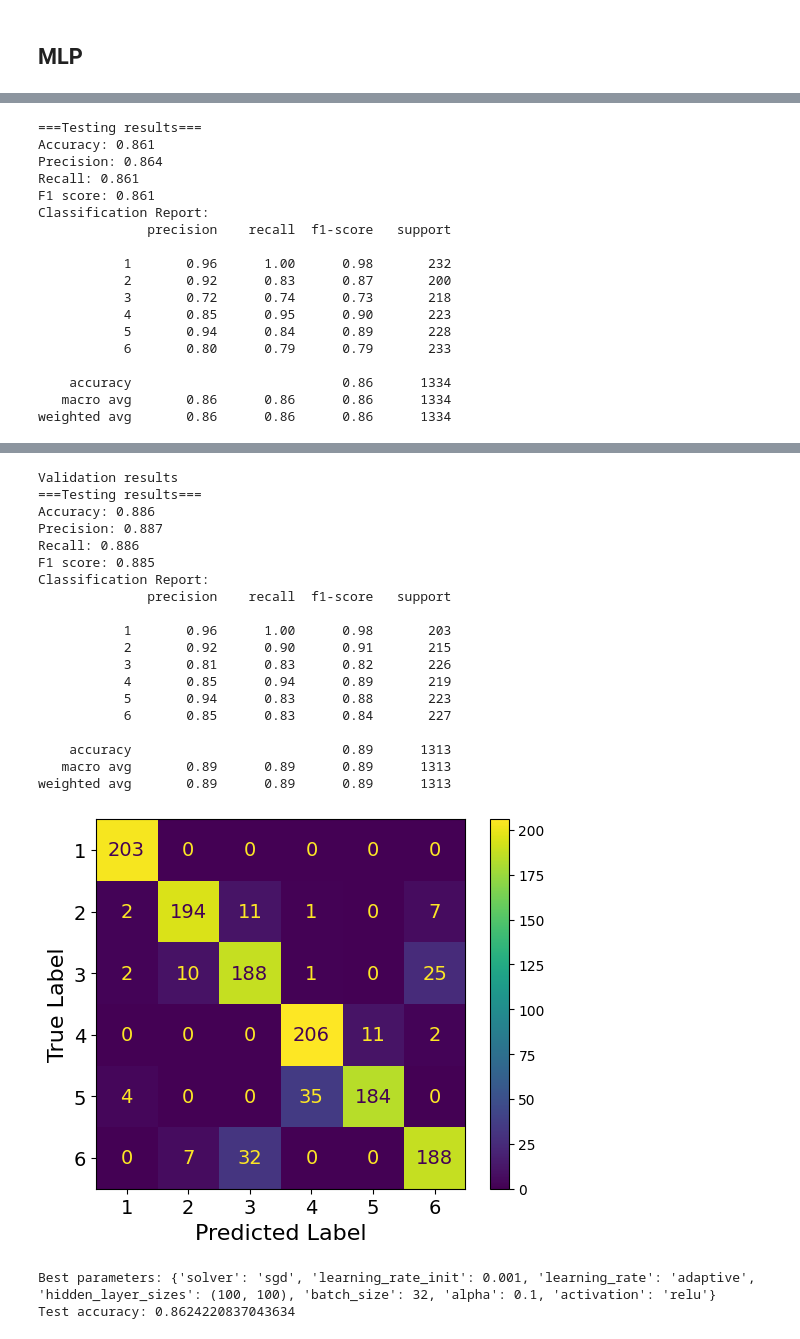
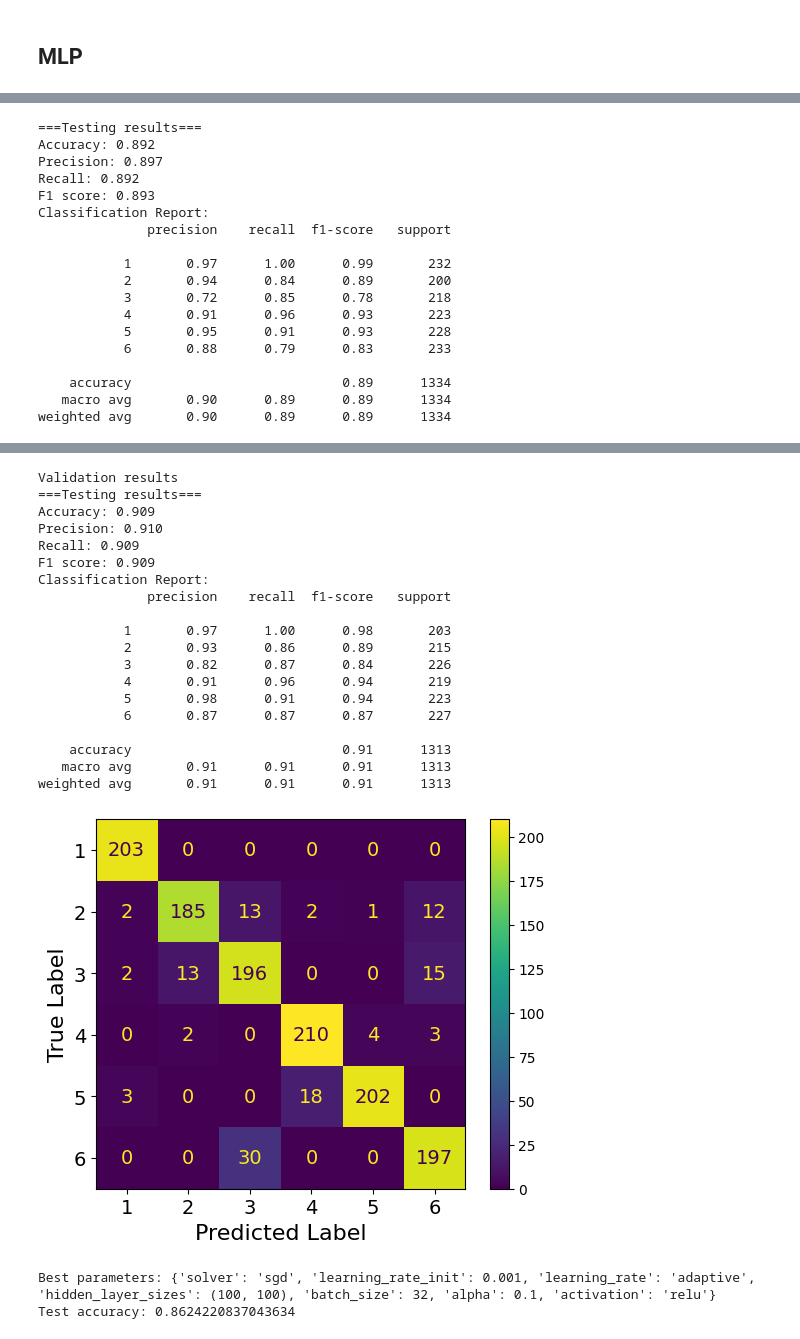
Before and after one commit to FrankDelft/ML_EE_EMG, a Jupyter notebook: main.ipynb, the cells around one changed output, grey strips where cells are left out. Cells and saved outputs as stored; diff of their text form; code cells hidden in the pictures.

```diff
--- a/main.ipynb
+++ b/main.ipynb
@@ -781,7 +781,7 @@ weighted avg       0.89      0.89      0.89      1313
 svm_param_grid = [
     {'kernel': 'linear', 'C': 0.01, 'class_weight': None, 'tol': 1e-4},
     {'kernel': 'rbf', 'gamma': 0.01, 'C': 0.1, 'class_weight': 'balanced', 'tol': 1e-4},
-    {'kernel': 'poly', 'degree': 3, 'gamma': 'scale', 'C': 10, 'coef0': 0.1, 'class_weight': 'balanced', 'tol': 1e-4}
+    {'kernel': 'poly', 'degree': 2, 'gamma': 0.1, 'C': 0.01, 'coef0': 0.5, 'class_weight': 'balanced', 'tol': 1e-4}
 ]
 
 
@@ -815,9 +815,9 @@ for param_grid in svm_param_grid:
     print("\n")
 
 
-    test_model(knn_model,X_test,y_test)
+    test_model(svm_model,X_test,y_test)
     compact_confusion_matrix(svm_model, X_test, y_test, f"task2_cm_svm_{kernel}.png")
     print("Validation results")
-    test_model(knn_model,X_val,y_val)
+    test_model(svm_model,X_val,y_val)
     compact_confusion_matrix(svm_model, X_val, y_val, f"task2_cm_svm_{kernel}_val.png")
 # %% [output]
@@ -1010,27 +1010,27 @@ test_model(mlp_model,X_test,y_test)
 compact_confusion_matrix(mlp_model, X_test, y_test, "task2_cm_mlp.png")
 
 print("Validation results")
-test_model(knn_model,X_val,y_val)
+test_model(mlp_model,X_val,y_val)
 
 
 compact_confusion_matrix(mlp_model, X_val, y_val, "task2_cm_mlp_val.png")
 # %% [output]
 [figure]
 ===Testing results===
-Accuracy: 0.861
-Precision: 0.864
-Recall: 0.861
-F1 score: 0.861
+Accuracy: 0.892
+Precision: 0.897
+Recall: 0.892
+F1 score: 0.893
 Classification Report:
               precision    recall  f1-score   support
 
-           1       0.96      1.00      0.98       232
-           2       0.92      0.83      0.87       200
-           3       0.72      0.74      0.73       218
-           4       0.85      0.95      0.90       223
-           5       0.94      0.84      0.89       228
-           6       0.80      0.79      0.79       233
+           1       0.97      1.00      0.99       232
+           2       0.94      0.84      0.89       200
+           3       0.72      0.85      0.78       218
+           4       0.91      0.96      0.93       223
+           5       0.95      0.91      0.93       228
+           6       0.88      0.79      0.83       233
 
-    accuracy                           0.86      1334
-   macro avg       0.86      0.86      0.86      1334
-weighted avg       0.86      0.86      0.86      1334
+    accuracy                           0.89      1334
+   macro avg       0.90      0.89      0.89      1334
+weighted avg       0.90      0.89      0.89      1334
@@ -1038,23 +1038,23 @@ weighted avg       0.86      0.86      0.86      1334
 Validation results
 ===Testing results===
-Accuracy: 0.886
-Precision: 0.887
-Recall: 0.886
-F1 score: 0.885
+Accuracy: 0.909
+Precision: 0.910
+Recall: 0.909
+F1 score: 0.909
 Classification Report:
               precision    recall  f1-score   support
 
-           1       0.96      1.00      0.98       203
-           2       0.92      0.90      0.91       215
-           3       0.81      0.83      0.82       226
-           4       0.85      0.94      0.89       219
-           5       0.94      0.83      0.88       223
-           6       0.85      0.83      0.84       227
+           1       0.97      1.00      0.98       203
+           2       0.93      0.86      0.89       215
+           3       0.82      0.87      0.84       226
+           4       0.91      0.96      0.94       219
+           5       0.98      0.91      0.94       223
+           6       0.87      0.87      0.87       227
 
-    accuracy                           0.89      1313
-   macro avg       0.89      0.89      0.89      1313
-weighted avg       0.89      0.89      0.89      1313
+    accuracy                           0.91      1313
+   macro avg       0.91      0.91      0.91      1313
+weighted avg       0.91      0.91      0.91      1313
-[figure, old version]
+[figure, new version]
 # %%
 #old search results
 mlp_param_grid = {
```
Also changed, not shown: parts of 5 cells of this notebook.
